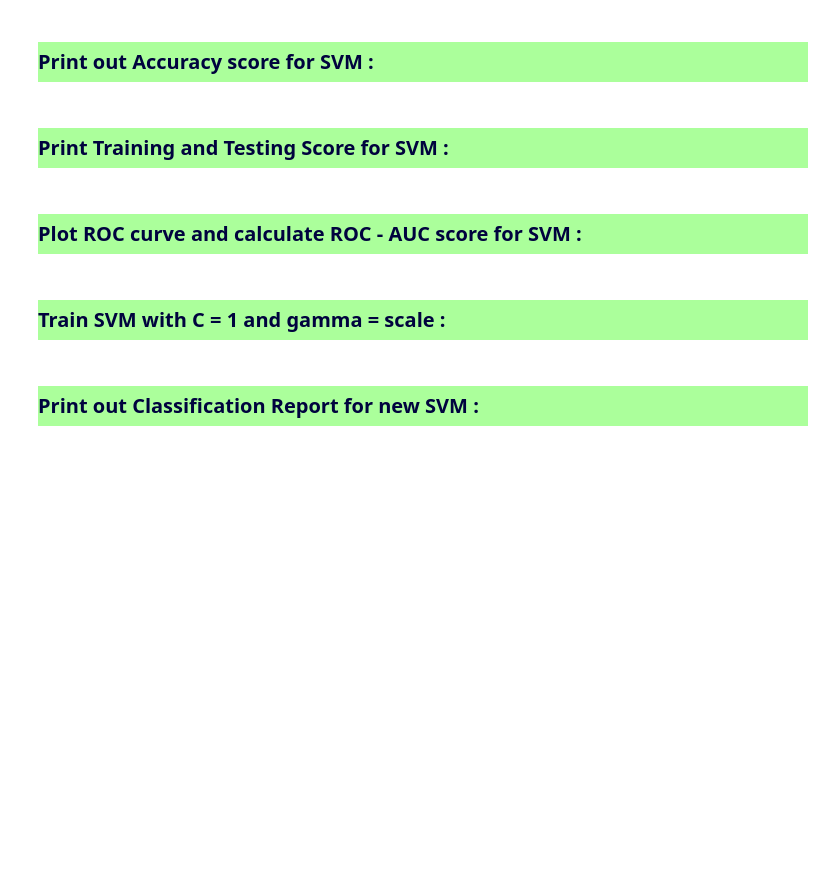
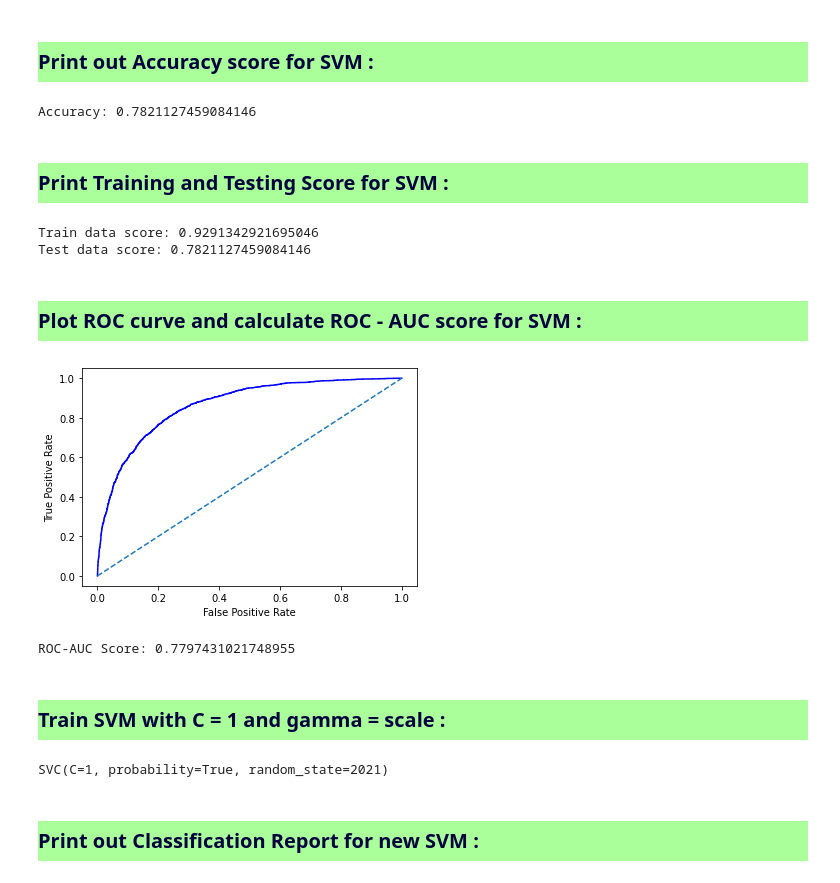
Before and after one commit to ramen-7/MachineLearning-DataScience, a Jupyter notebook: Week3/SA2021_W3.ipynb, the cells around one changed output. Drawn from its saved outputs; the diff is of its cells as text; code cells hidden in the pictures; blank space fills up the shorter version.

```diff
--- a/Week3/SA2021_W3.ipynb
+++ b/Week3/SA2021_W3.ipynb
@@ -280,9 +466,11 @@ print("y_test:",_____________) # y_test
 # %%
 ## ======== YOUR CODE HERE ======== ##
 
-
+print(f"Accuracy: {accuracy_score(y_pred_svm, y_test)}")
 
 
 ## ================================ ##
+# %% [output]
+Accuracy: 0.7821127459084146
 # %% [markdown]
 <h1 style="background-color:#ABFF9B;font-size:20px;color:#00033E;font-weight : bold">Print Training and Testing Score for SVM :</h1>
@@ -298,24 +477,45 @@ print("y_test:",_____________) # y_test
+# %%
+## ======== YOUR CODE HERE ======== ##
+
+print(f"Train data score: {sv.score(X_train_scaled, y_train)}")
+print(f"Test data score: {sv.score(X_test_scaled, y_test)}")
+
+
+## ================================ ##
+# %% [output]
+Train data score: 0.9291342921695046
+Test data score: 0.7821127459084146
 # %% [markdown]
 <h1 style="background-color:#ABFF9B;font-size:20px;color:#00033E;font-weight : bold">Plot ROC curve and calculate ROC - AUC score for SVM :</h1>
 # %%
 ## ======== YOUR CODE HERE ======== ##
 
 ## Set appropriate X label, Y label and Title for the graph
 
+y_pred_svm_prob = sv.predict_proba(X_test_scaled)
+fpr, tpr, thresholds = roc_curve(y_test, y_pred_svm_prob[:, 1])
 
-
+plt.plot(fpr, tpr, '-b')
+plt.plot([0,1], [0,1], '--')
+plt.xlabel("False Positive Rate")
+plt.ylabel("True Positive Rate")
+plt.show()
 
 
 ## ================================ ##
+# %% [output]
+[figure, added]
 # %%
 ## ======== YOUR CODE HERE ======== ##
 
 ## Print out ROC score for SVM
 
-
+print(f"ROC-AUC Score: {roc_auc_score(y_test, y_pred_svm)}")
 
 
 ## ================================ ##
+# %% [output]
+ROC-AUC Score: 0.7797431021748955
 # %% [markdown]
 <h1 style="background-color:#ABFF9B;font-size:20px;color:#00033E;font-weight : bold">Train SVM with C = 1 and gamma = scale :</h1>
 # %%
@@ -323,9 +523,12 @@ print("y_test:",_____________) # y_test
 
 ## Train SVM with new mentioned parameters
 
-
+sv = SVC(C=1, gamma= 'scale', probability=True, random_state= 2021)
+sv.fit(X_train_scaled, y_train)
 
 ## ================================ ##
+# %% [output]
+SVC(C=1, probability=True, random_state=2021)
 # %% [markdown]
 <h1 style="background-color:#ABFF9B;font-size:20px;color:#00033E;font-weight : bold">Print out Classification Report for new SVM :</h1>
 # %%
```
Also changed, not shown: parts of 37 cells of this notebook.
